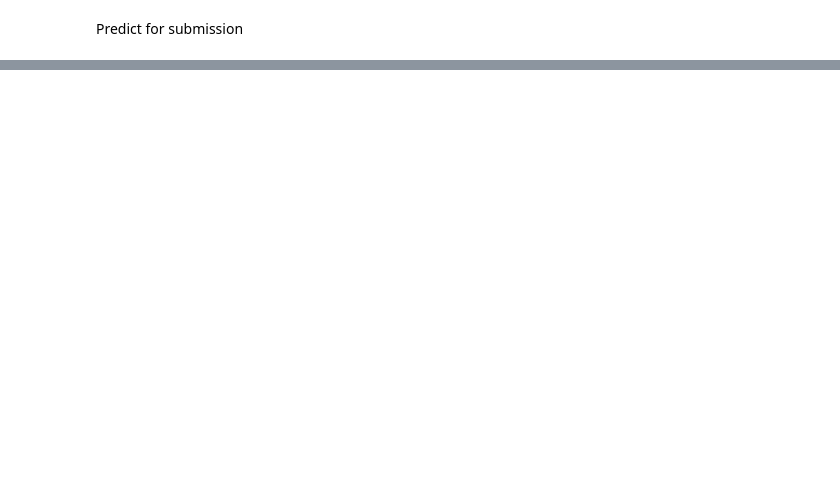
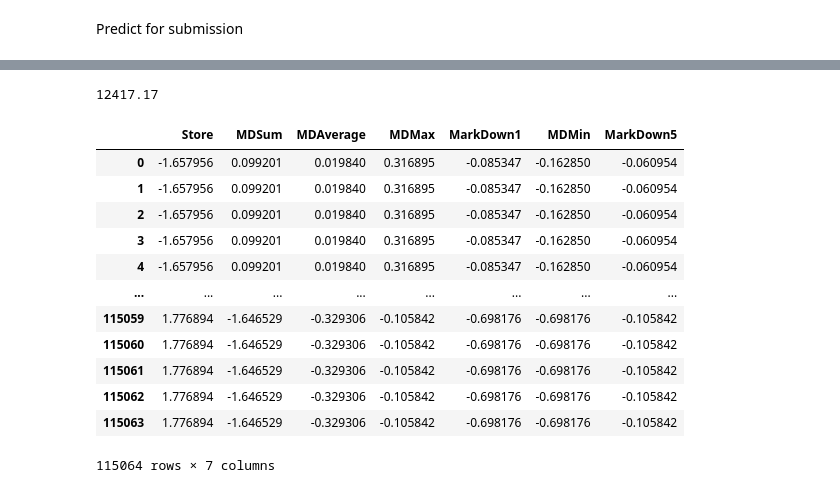
Before and after one commit to EricYangg/4AI3-Walmart-Forecast, a Jupyter notebook: Linear Regression Model.ipynb, the cells around one changed output, grey strips where cells are left out. Drawn from its saved outputs; the diff is of its cells as text; code cells hidden in the pictures; blank space fills up the shorter version.

```diff
--- a/Linear Regression Model.ipynb
+++ b/Linear Regression Model.ipynb
@@ -195,0 +286,4 @@ Id
+# %%
+linReg_submission['Weekly_Sales'][1]
+# %% [output]
+12417.17
@@ -195,0 +292,16 @@ Id
+# %%
+submission_test[top_list[:7]]
+# %% [output]
+|  | Store | MDSum | MDAverage | MDMax | MarkDown1 | MDMin | MarkDown5 |
+| 0 | -1.657956 | 0.099201 | 0.019840 | 0.316895 | -0.085347 | -0.162850 | -0.060954 |
+| 1 | -1.657956 | 0.099201 | 0.019840 | 0.316895 | -0.085347 | -0.162850 | -0.060954 |
+| 2 | -1.657956 | 0.099201 | 0.019840 | 0.316895 | -0.085347 | -0.162850 | -0.060954 |
+| 3 | -1.657956 | 0.099201 | 0.019840 | 0.316895 | -0.085347 | -0.162850 | -0.060954 |
+| 4 | -1.657956 | 0.099201 | 0.019840 | 0.316895 | -0.085347 | -0.162850 | -0.060954 |
+| ... | ... | ... | ... | ... | ... | ... | ... |
+| 115059 | 1.776894 | -1.646529 | -0.329306 | -0.105842 | -0.698176 | -0.698176 | -0.105842 |
+| 115060 | 1.776894 | -1.646529 | -0.329306 | -0.105842 | -0.698176 | -0.698176 | -0.105842 |
+| 115061 | 1.776894 | -1.646529 | -0.329306 | -0.105842 | -0.698176 | -0.698176 | -0.105842 |
+| 115062 | 1.776894 | -1.646529 | -0.329306 | -0.105842 | -0.698176 | -0.698176 | -0.105842 |
+| 115063 | 1.776894 | -1.646529 | -0.329306 | -0.105842 | -0.698176 | -0.698176 | -0.105842 |
+115064 rows × 7 columns
```
Also changed, not shown: parts of 37 cells of this notebook, 11 other files.
